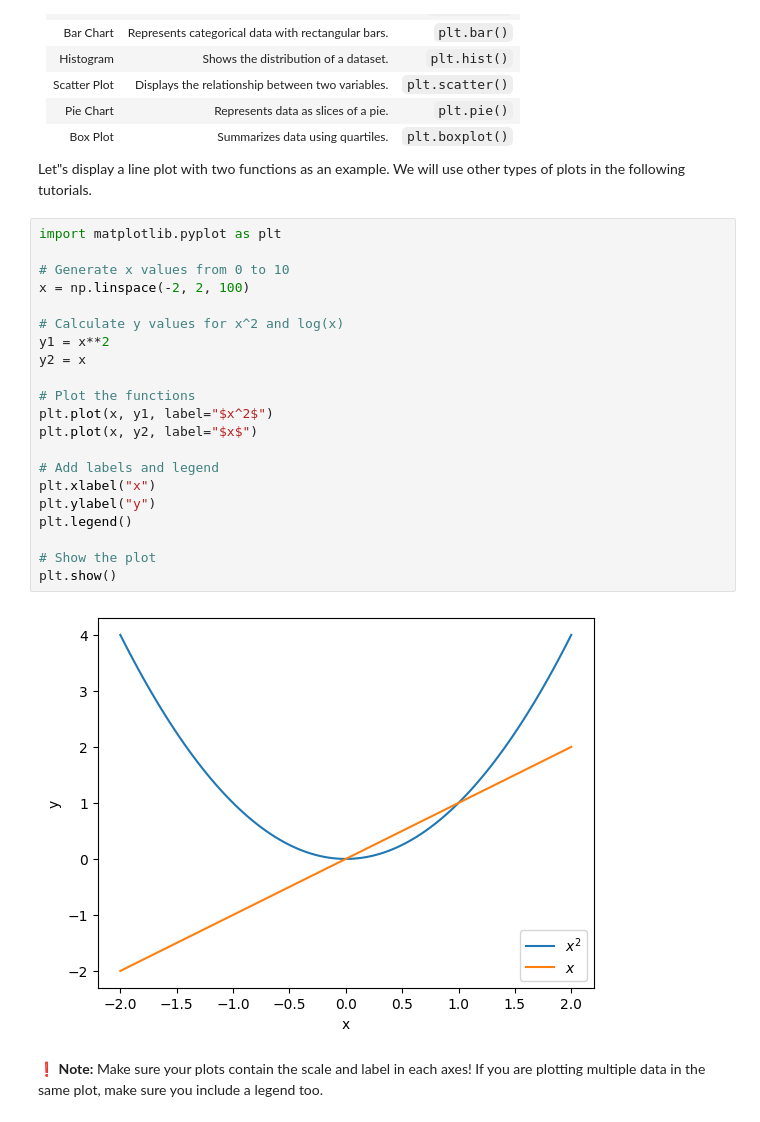
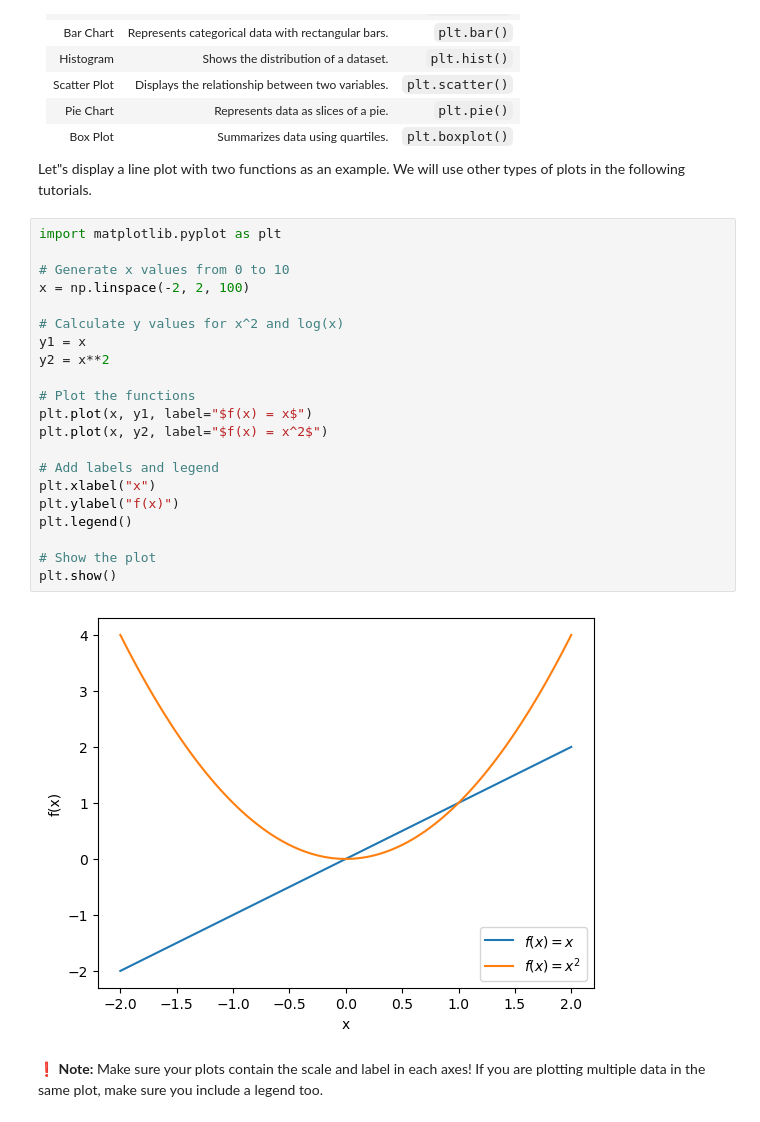
Before and after one commit to amonroym99/uva-applied-ml, a Jupyter notebook: docs/notebooks/0_python.ipynb, the cells around one changed output. Drawn from its saved outputs; the diff is of its cells as text.

```diff
--- a/docs/notebooks/0_python.ipynb
+++ b/docs/notebooks/0_python.ipynb
@@ -562,26 +562,26 @@ Let"s display a line plot with two functions as an example. We will use other ty
 # %%
 import matplotlib.pyplot as plt
 
 # Generate x values from 0 to 10
 x = np.linspace(-2, 2, 100)
 
 # Calculate y values for x^2 and log(x)
-y1 = x**2
-y2 = x
+y1 = x
+y2 = x**2
 
 # Plot the functions
-plt.plot(x, y1, label="$x^2$")
-plt.plot(x, y2, label="$x$")
+plt.plot(x, y1, label="$f(x) = x$")
+plt.plot(x, y2, label="$f(x) = x^2$")
 
 # Add labels and legend
 plt.xlabel("x")
-plt.ylabel("y")
+plt.ylabel("f(x)")
 plt.legend()
 
 # Show the plot
 plt.show()
 # %% [output]
-[figure, old version]
+[figure, new version]
 # %% [markdown]
 ❗️ **Note:** Make sure your plots contain the scale and label in each axes! If you are plotting multiple data in the same plot, make sure you include a legend too.
 # %% [markdown]
```
Also changed, not shown: 1 other file.
